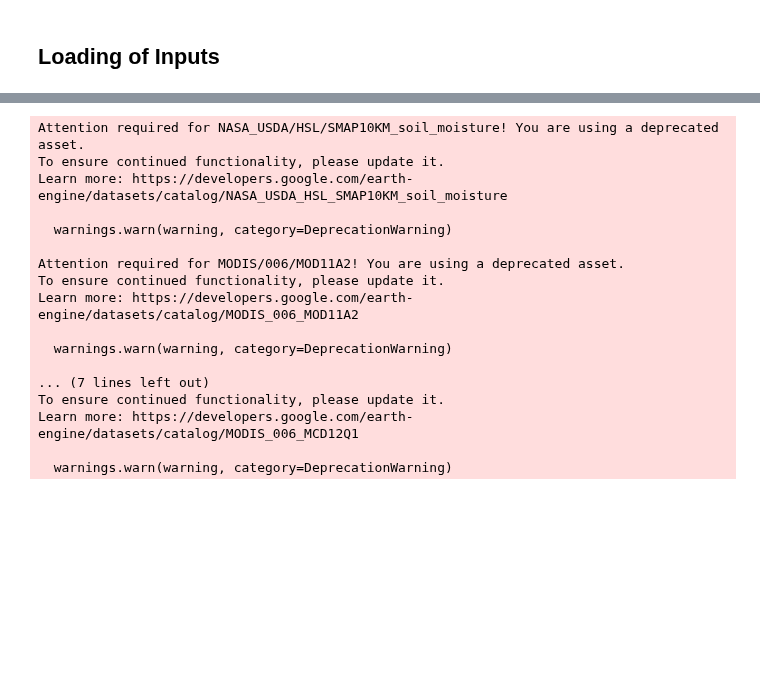
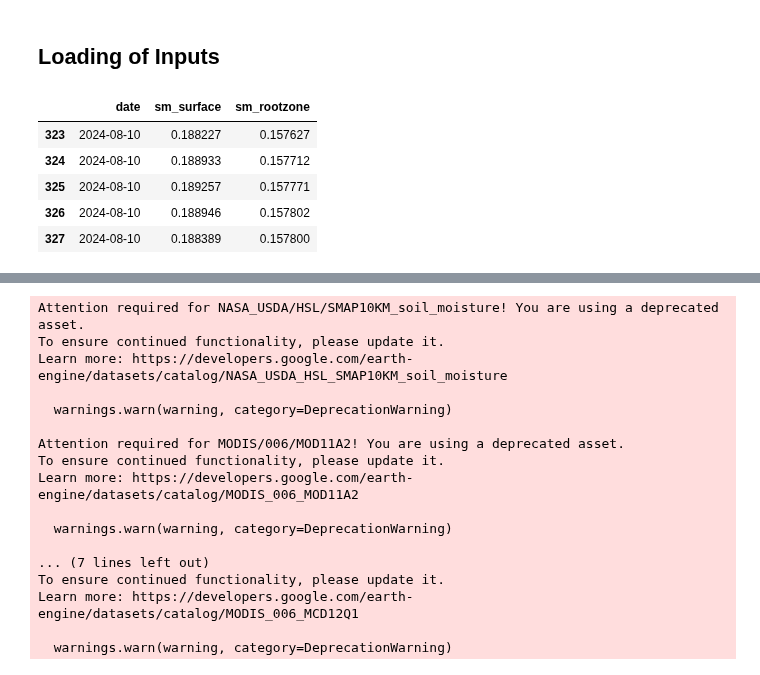
Before and after one commit to top-data/Soil_moisture, a Jupyter notebook: SM_inputs4model_updated_satellites.ipynb, the cells around one changed output, grey strips where cells are left out. Drawn from its saved outputs; the diff is of its cells as text; code cells hidden in the pictures; blank space fills up the shorter version.

```diff
--- a/SM_inputs4model_updated_satellites.ipynb
+++ b/SM_inputs4model_updated_satellites.ipynb
@@ -468,3 +435,18 @@ saveAllJoin = ee.Join.saveAll(matchesKey='lst',
                               ascending=True)
 # %% [markdown]
 ## Loading of Inputs
+# %%
+# SMAP
+sat_product = 'NASA/SMAP/SPL4SMGP/007'
+bands = ['sm_surface', 'sm_rootzone']
+gps = [151.1992, -33.8837]
+dates = ['2024-07-01', '2024-08-14']
+smap_df = image_to_df(sat_product, bands, gps, dates)
+smap_df.tail()
+# %% [output]
+|  | date | sm_surface | sm_rootzone |
+| 323 | 2024-08-10 | 0.188227 | 0.157627 |
+| 324 | 2024-08-10 | 0.188933 | 0.157712 |
+| 325 | 2024-08-10 | 0.189257 | 0.157771 |
+| 326 | 2024-08-10 | 0.188946 | 0.157802 |
+| 327 | 2024-08-10 | 0.188389 | 0.157800 |
```
Also changed, not shown: parts of 6 cells of this notebook.
